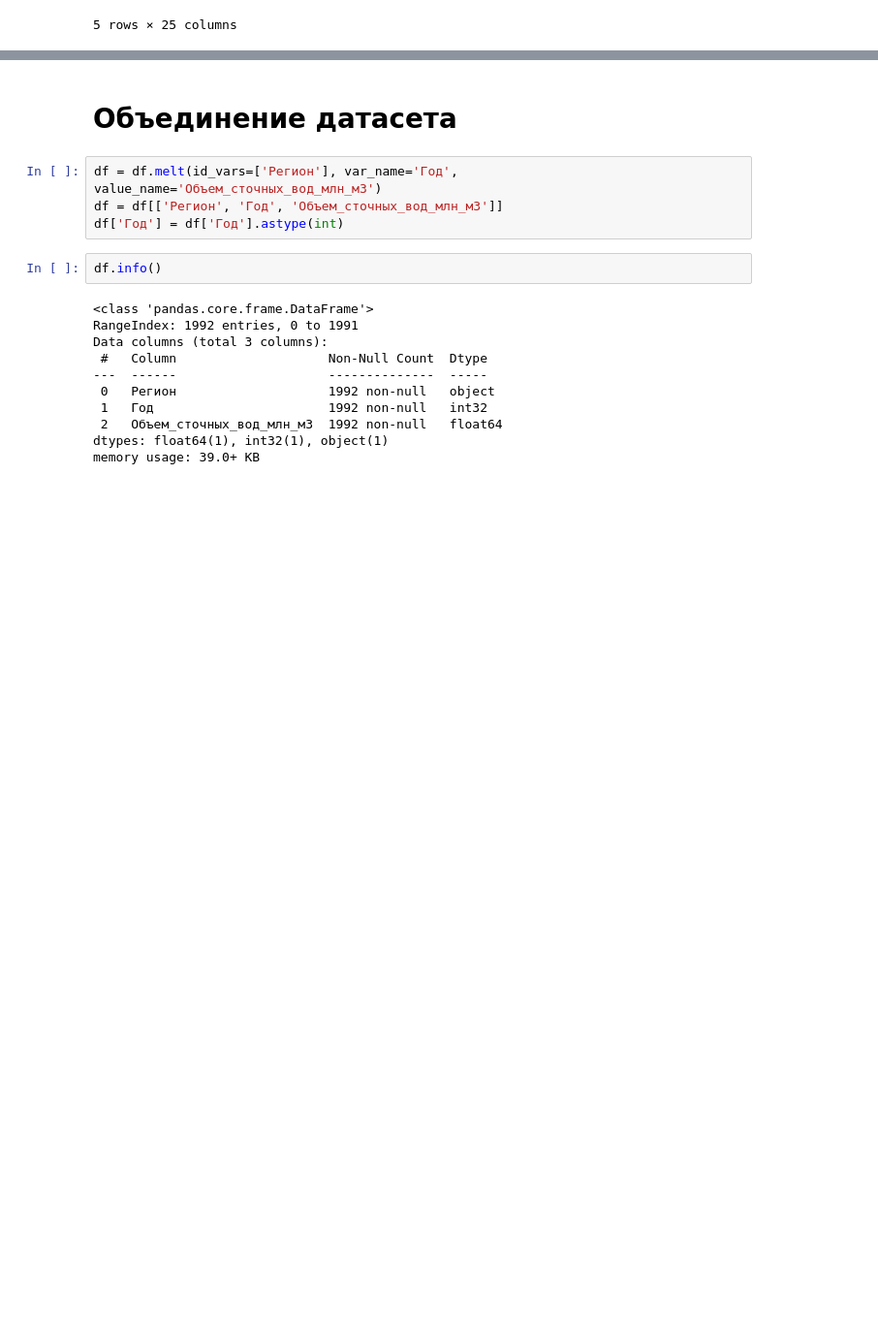
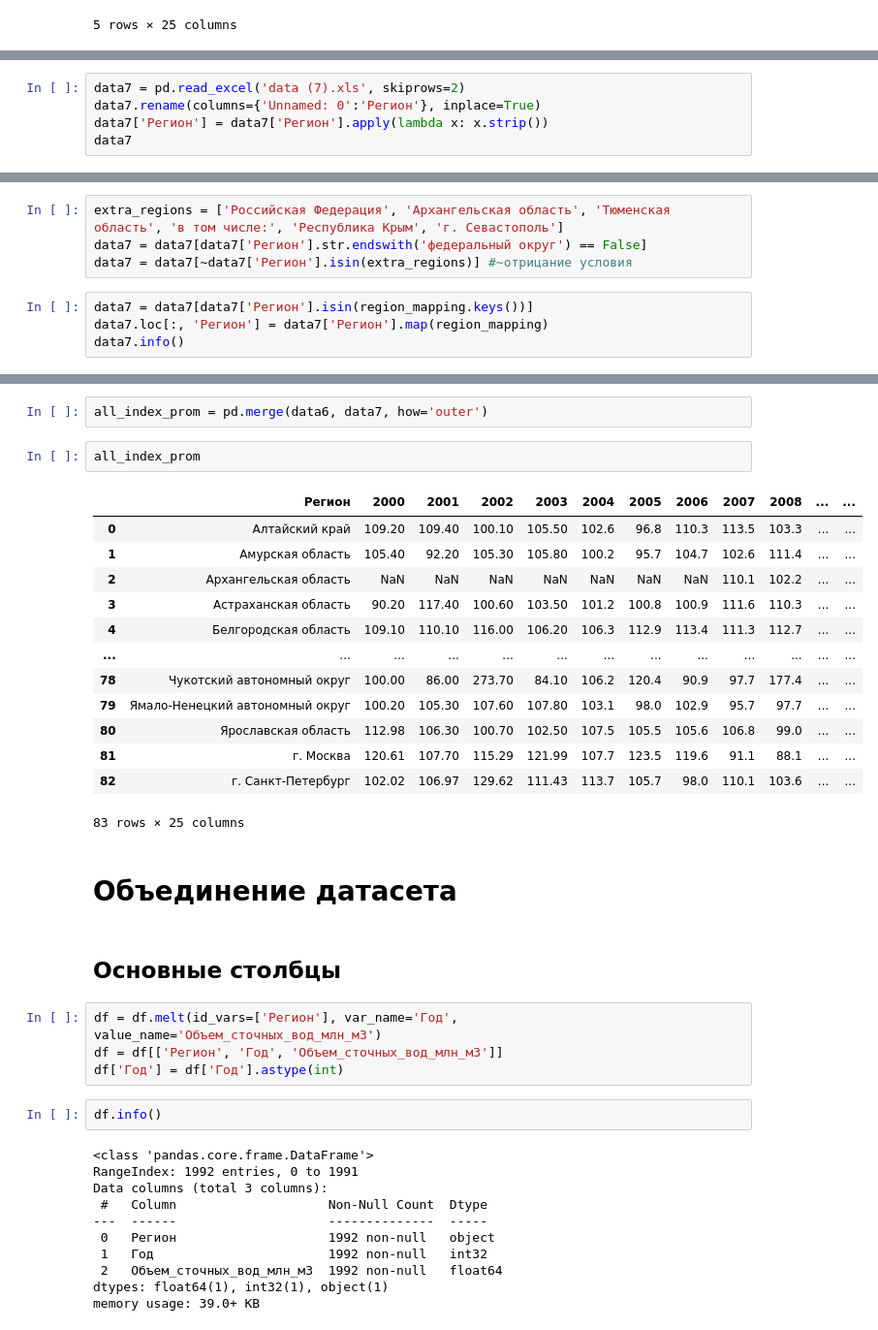
Before and after one commit to fastnets/Environmental-monitoring-of-water-resources, a Jupyter notebook: notebooks/basic_dataset/dataset.ipynb, the cells around one changed output, grey strips where cells are left out. Shown: that part at 97% size. Drawn from its saved outputs; the diff is of its cells as text; blank space fills up the shorter version.

```diff
--- a/notebooks/basic_dataset/dataset.ipynb
+++ b/notebooks/basic_dataset/dataset.ipynb
@@ -628,0 +944,5 @@ memory usage: 16.3+ KB
+# %%
+data7 = pd.read_excel('data (7).xls', skiprows=2)
+data7.rename(columns={'Unnamed: 0':'Регион'}, inplace=True)
+data7['Регион'] = data7['Регион'].apply(lambda x: x.strip())
+data7
@@ -628,0 +963,8 @@ memory usage: 16.3+ KB
+# %%
+extra_regions = ['Российская Федерация', 'Архангельская область', 'Тюменская область', 'в том числе:', 'Республика Крым', 'г. Севастополь']
+data7 = data7[data7['Регион'].str.endswith('федеральный округ') == False]
+data7 = data7[~data7['Регион'].isin(extra_regions)] #~отрицание условия
+# %%
+data7 = data7[data7['Регион'].isin(region_mapping.keys())]
+data7.loc[:, 'Регион'] = data7['Регион'].map(region_mapping)
+data7.info()
@@ -629,5 +987,25 @@ memory usage: 16.3+ KB
+# %%
+all_index_prom = pd.merge(data6, data7, how='outer')
+# %%
+all_index_prom
+# %% [output]
+|  | Регион | 2000 | 2001 | 2002 | 2003 | 2004 | 2005 | 2006 | 2007 | 2008 | ... | ... |
+| 0 | Алтайский край | 109.20 | 109.40 | 100.10 | 105.50 | 102.6 | 96.8 | 110.3 | 113.5 | 103.3 | ... | ... |
+| 1 | Амурская область | 105.40 | 92.20 | 105.30 | 105.80 | 100.2 | 95.7 | 104.7 | 102.6 | 111.4 | ... | ... |
+| 2 | Архангельская область | NaN | NaN | NaN | NaN | NaN | NaN | NaN | 110.1 | 102.2 | ... | ... |
+| 3 | Астраханская область | 90.20 | 117.40 | 100.60 | 103.50 | 101.2 | 100.8 | 100.9 | 111.6 | 110.3 | ... | ... |
+| 4 | Белгородская область | 109.10 | 110.10 | 116.00 | 106.20 | 106.3 | 112.9 | 113.4 | 111.3 | 112.7 | ... | ... |
+| ... | ... | ... | ... | ... | ... | ... | ... | ... | ... | ... | ... | ... |
+| 78 | Чукотский автономный округ | 100.00 | 86.00 | 273.70 | 84.10 | 106.2 | 120.4 | 90.9 | 97.7 | 177.4 | ... | ... |
+| 79 | Ямало-Ненецкий автономный округ | 100.20 | 105.30 | 107.60 | 107.80 | 103.1 | 98.0 | 102.9 | 95.7 | 97.7 | ... | ... |
+| 80 | Ярославская область | 112.98 | 106.30 | 100.70 | 102.50 | 107.5 | 105.5 | 105.6 | 106.8 | 99.0 | ... | ... |
+| 81 | г. Москва | 120.61 | 107.70 | 115.29 | 121.99 | 107.7 | 123.5 | 119.6 | 91.1 | 88.1 | ... | ... |
+| 82 | г. Санкт-Петербург | 102.02 | 106.97 | 129.62 | 111.43 | 113.7 | 105.7 | 98.0 | 110.1 | 103.6 | ... | ... |
+83 rows × 25 columns
 # %% [markdown]
 # Объединение датасета
+# %% [markdown]
+## Основные столбцы
 # %%
 df = df.melt(id_vars=['Регион'], var_name='Год', value_name='Объем_сточных_вод_млн_м3')
 df = df[['Регион', 'Год', 'Объем_сточных_вод_млн_м3']]
```
Also changed, not shown: parts of 61 cells of this notebook, 2 other files.
